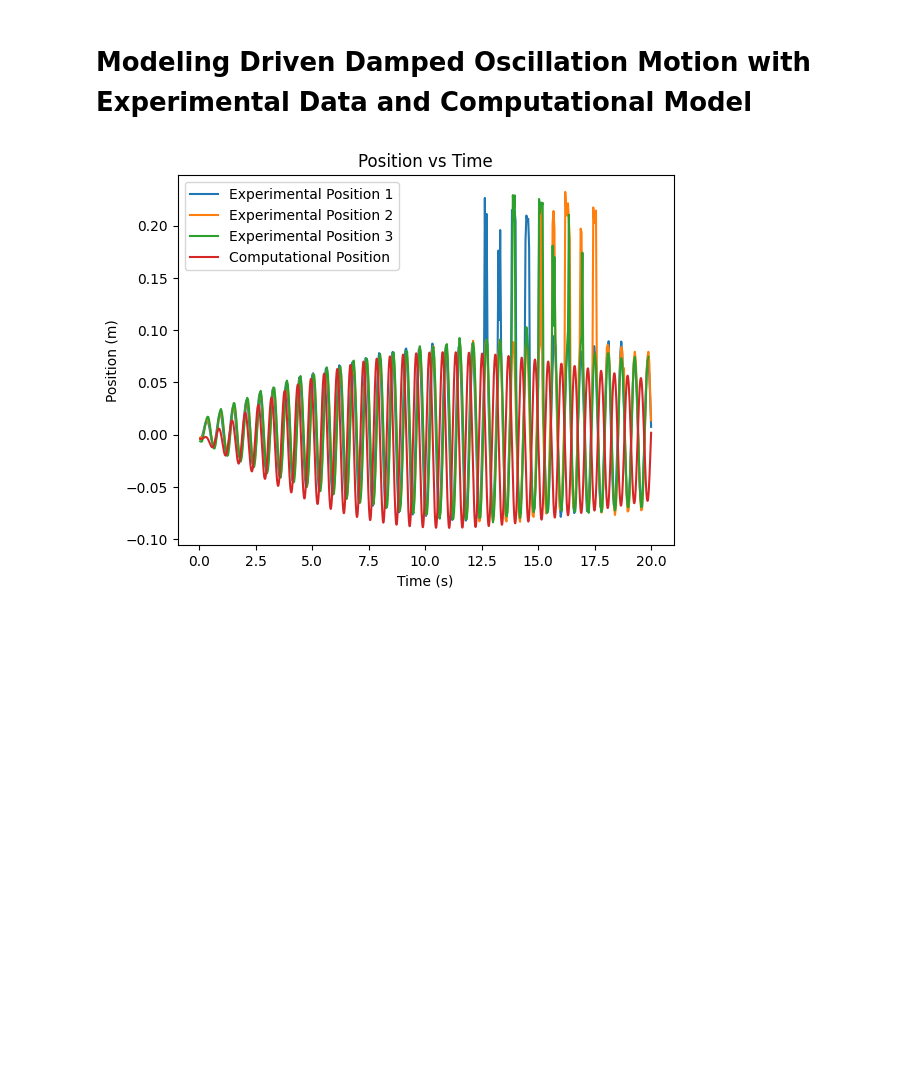
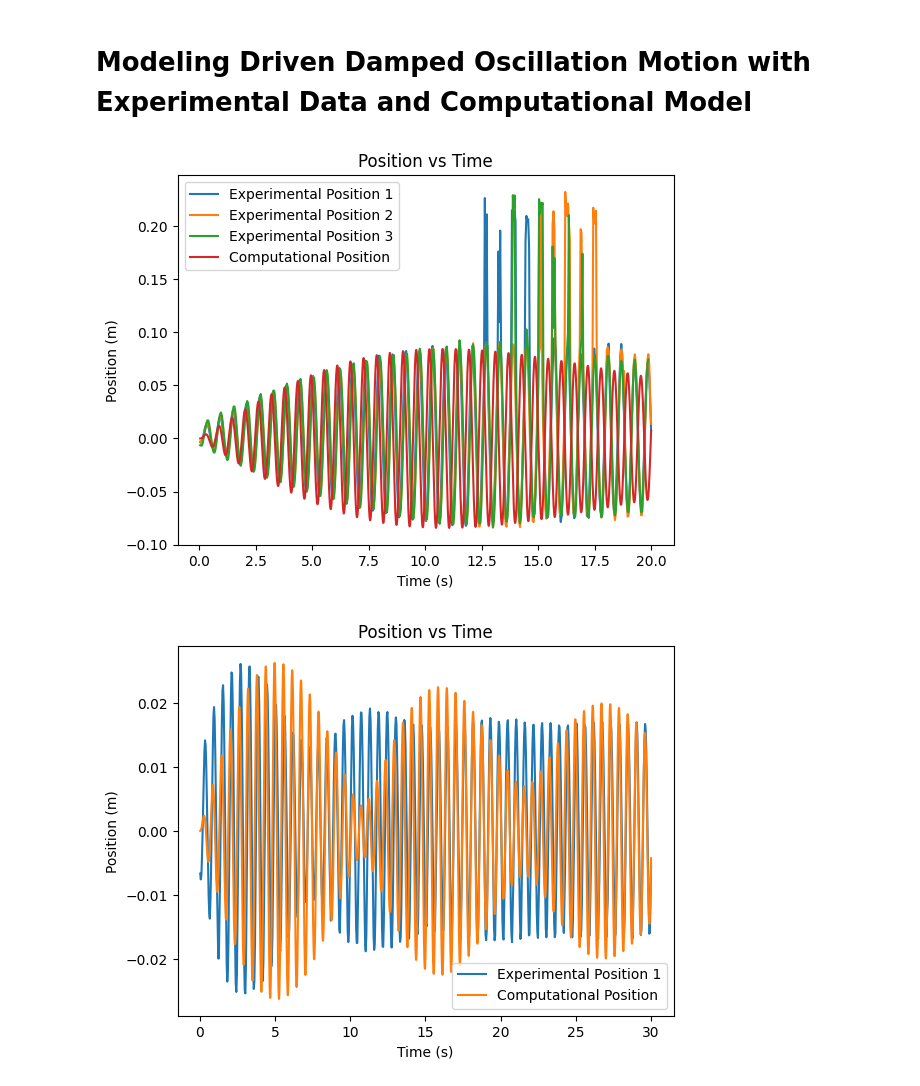
Before and after one commit to kevinthegreat1/HonorsPhysics2, a Jupyter notebook: Unit5/DrivenDampedOscillation/Model.ipynb, the cells around one changed output. Saved outputs shown, nothing was run; the diff lists cells and outputs as text; code cells hidden in the pictures; blank space fills up the shorter version.

Commit message:
Add mass 2 data and model

```diff
--- a/Unit5/DrivenDampedOscillation/Model.ipynb
+++ b/Unit5/DrivenDampedOscillation/Model.ipynb
@@ -10,24 +10,24 @@ import statistics
 # %%
 # Constants
 gravitational_acceleration = -9.81  # m/s^2
-masses = [0.0394]  # kg, affects amplitude
-spring_constants = [4.7]  # N/m, affects amplitude, period and frequency
-coefficient_of_air_resistance = [0.00625]  # N/m, affects damping speed
-driving_force_amplitude = 0.3  # N, affects the rate of growth of the amplitude
-driving_force_frequency = [1.7]  # Hz, affects the amplitude, period, and frequency
+masses = [0.0394, 0.0415]  # kg, affects amplitude
+spring_constants = [4.7, 4.5]  # N/m, affects amplitude, period and frequency
+coefficient_of_air_resistance = [0.00625, 0.0135]  # N/m, affects damping speed
+driving_force_amplitude = [0.3, 0.175]  # N, affects the rate of growth of the amplitude
+driving_force_frequency = [1.7, 1.75]  # Hz, affects the amplitude, period, and frequency
 # %%
 # Computational Model of Driven Damped Oscillation Motion
 def compute_models(index):
     # Calculate acceleration based on the spring force, the driving force, the air resistance and the force of gravity
     def compute_acceleration(t, x, v, a):
-        return -spring_constants[index] * (x - 0.077) / masses[index] + driving_force_amplitude * math.sin(math.tau * driving_force_frequency[index] * t) - coefficient_of_air_resistance[index] * v * abs(v) / masses[index] + gravitational_acceleration
+        return -spring_constants[index] * (x + masses[index] * gravitational_acceleration / spring_constants[index]) / masses[index] + driving_force_amplitude[index] * math.sin(math.tau * driving_force_frequency[index] * t) - coefficient_of_air_resistance[index] * v * abs(v) / masses[index] + gravitational_acceleration
 
     # Load experimental data
     data = pd.read_csv(f"Data/Data{index + 1}.csv")
 
     # Compute the list of time, position, velocity, and acceleration
     times = np.linspace(data["Time (s)"][0], data["Time (s)"].iat[-1], 10000)
-    _, positions, velocities, accelerations = model_utils.euler_method(compute_acceleration, times=times, position_initial=statistics.mean(data.iloc[0][1:]))
+    _, positions, velocities, accelerations = model_utils.euler_method(compute_acceleration, times=times, position_initial=0)
 
     # Graph the position for all experimental trials and the computational model
     experimental_data = [(data["Time (s)"], data.iloc[:, i + 1], f"Experimental Position {i + 1}") for i in range(len(data.columns) - 1)]
@@ -35,5 +35,7 @@ def compute_models(index):
     model_utils.graph("Position", "m", experimental_data, f"Graphs/Position{index + 1}")
 # %%
 compute_models(0)
+compute_models(1)
 # %% [output]
-[figure, old version]
+[figure, new version]
+[figure, added]
```
Also changed, not shown: 3 other files.
